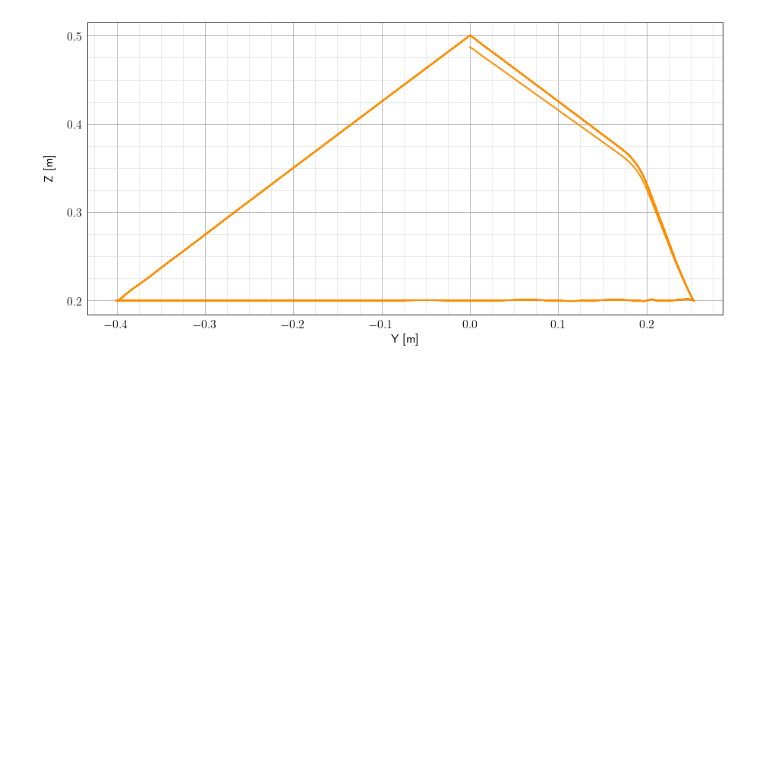
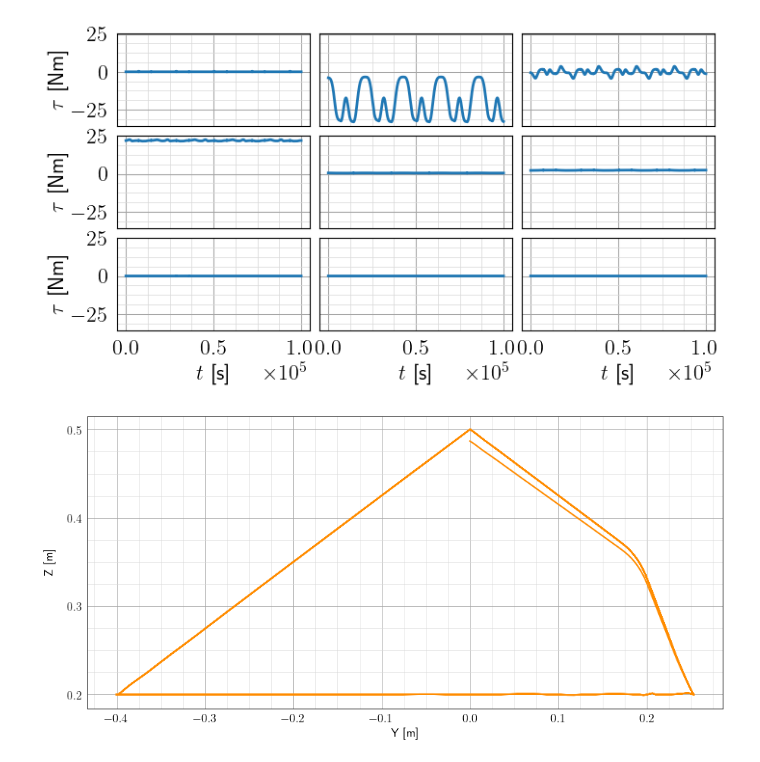
Before and after one commit to BolunDai0216/FR3CBFSim, a Jupyter notebook: notebooks/EndEffectorTrajPlot.ipynb, the cells around one changed output. Saved outputs shown, nothing was run; the diff lists cells and outputs as text; code cells hidden in the pictures; blank space fills up the shorter version.

```diff
--- a/notebooks/EndEffectorTrajPlot.ipynb
+++ b/notebooks/EndEffectorTrajPlot.ipynb
@@ -56,3 +119,30 @@ plt.show()
+# %%
+fig, axs = plt.subplots(3, 3, figsize=(8, 4), sharex=True, sharey=True)
+count = 0
+
+for i in range(3):
+    for j in range(3):
+        axs[i, j].plot(controls_arr[:, count], linewidth=2)
+        axs[i, j].xaxis.set_major_locator(MultipleLocator(50000))
+        axs[i, j].xaxis.set_minor_locator(MultipleLocator(12500))
+        axs[i, j].yaxis.set_major_locator(MultipleLocator(25))
+        axs[i, j].yaxis.set_minor_locator(MultipleLocator(25/4))
+        axs[i, j].grid(True, "minor", color="0.85", linewidth=0.50, zorder=-20)
+        axs[i, j].grid(True, "major", color="0.65", linewidth=0.75, zorder=-10)
+        axs[i, j].tick_params(which="both", bottom=False, left=False)
+        count += 1
+
+        if i == 2:
+            axs[i, j].ticklabel_format(axis='x', style='sci', scilimits=(0,0))
+            axs[i, j].set_xlabel(r"$t$ [s]")
+
+        if j == 0:
+            axs[i, j].set_ylabel(r"$\tau$ [Nm]")
+            axs[i, j].yaxis.set_label_coords(-0.25, 0.5)
+
+plt.subplots_adjust(wspace=0.05, hspace=0.1)
+# %% [output]
+[figure, added]
 # %%
 with open('../data/y_limit.pickle', 'rb') as handle:
     history = pickle.load(handle)
```
Also changed, not shown: parts of 4 cells of this notebook, 2 other files.
